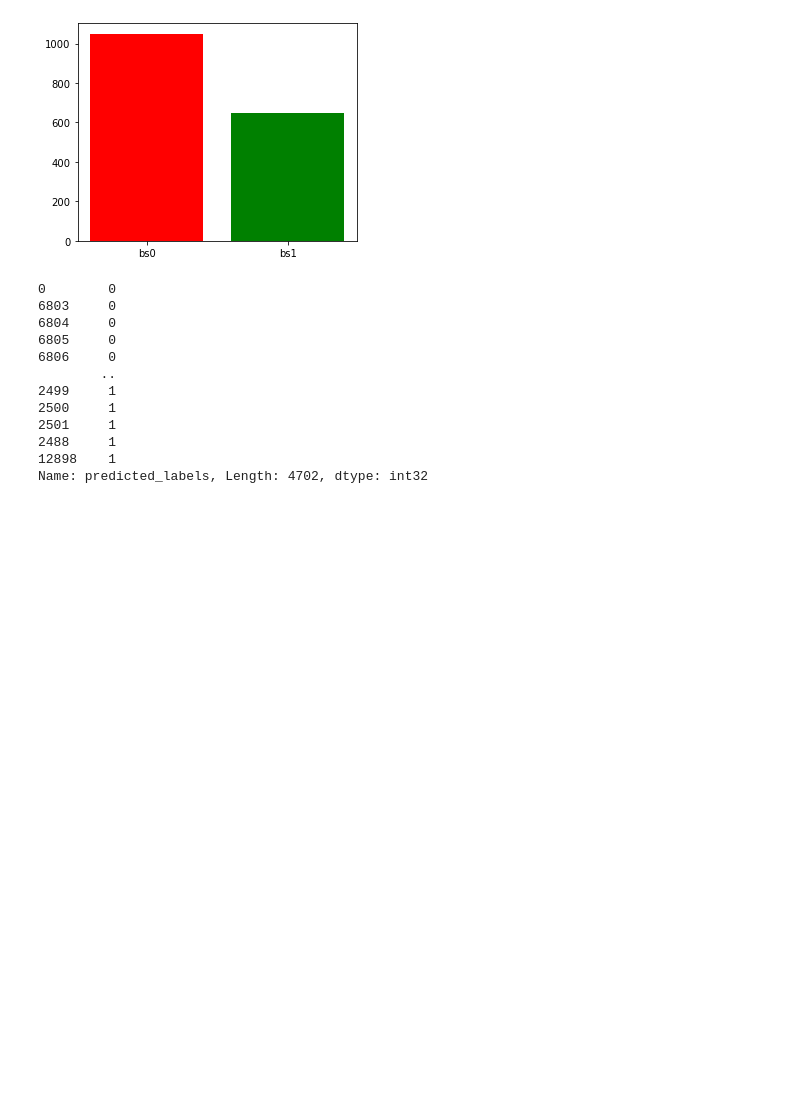
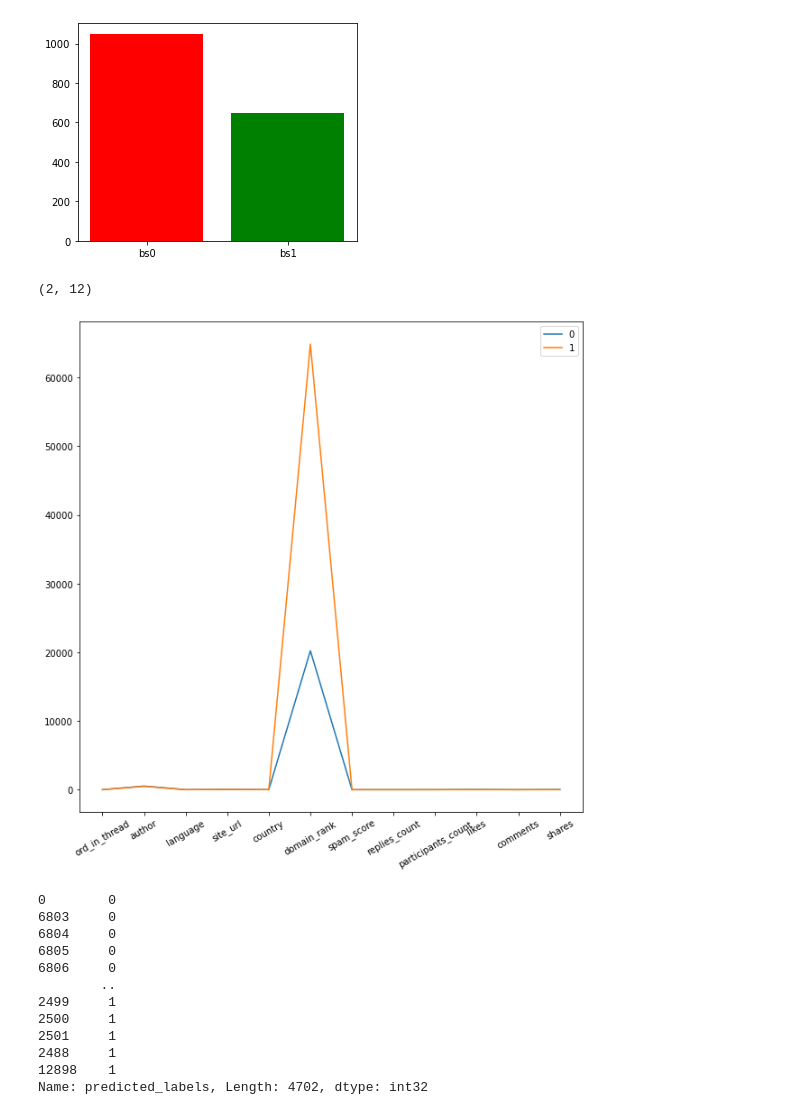
Before and after one commit to nikola-stevanovic14/ml2proj, a Jupyter notebook: ML 2.ipynb, the cells around one changed output. Cells and saved outputs as stored; diff of their text form; code cells hidden in the pictures; blank space fills up the shorter version.

Commit message:
added diagram

```diff
--- a/ML 2.ipynb
+++ b/ML 2.ipynb
@@ -437,6 +437,15 @@ plt.bar(left, height, tick_label = tick_label,
 plt.show()
 # %% [output]
 [figure]
+# %%
+import pandas as pd
+print(kmeans.cluster_centers_.shape)
+ax = pd.DataFrame(kmeans.cluster_centers_, columns=df_test.columns).T.plot(figsize=(10,10))
+plt.xticks(list(range(df_test.shape[1])), list(df_test.columns), rotation=30)
+plt.show()
+# %% [output]
+(2, 12)
+[figure, added]
 # %%
 df_test['predicted_labels'] = y_kmeans
 
```
Also changed, not shown: parts of 2 cells of this notebook.
